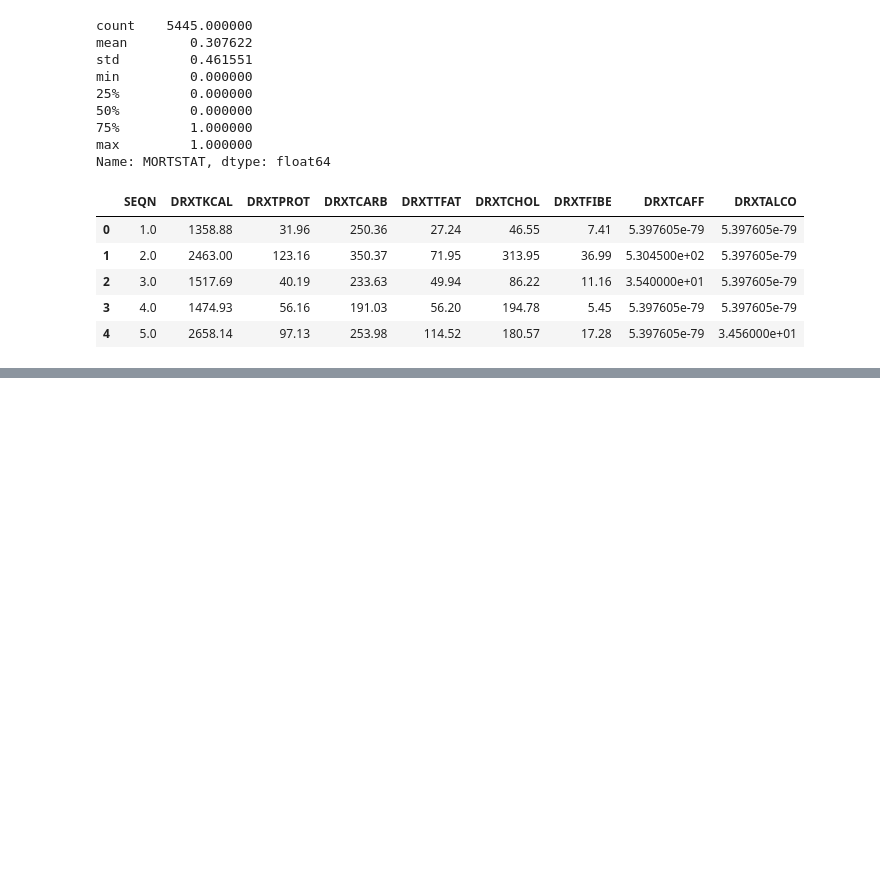
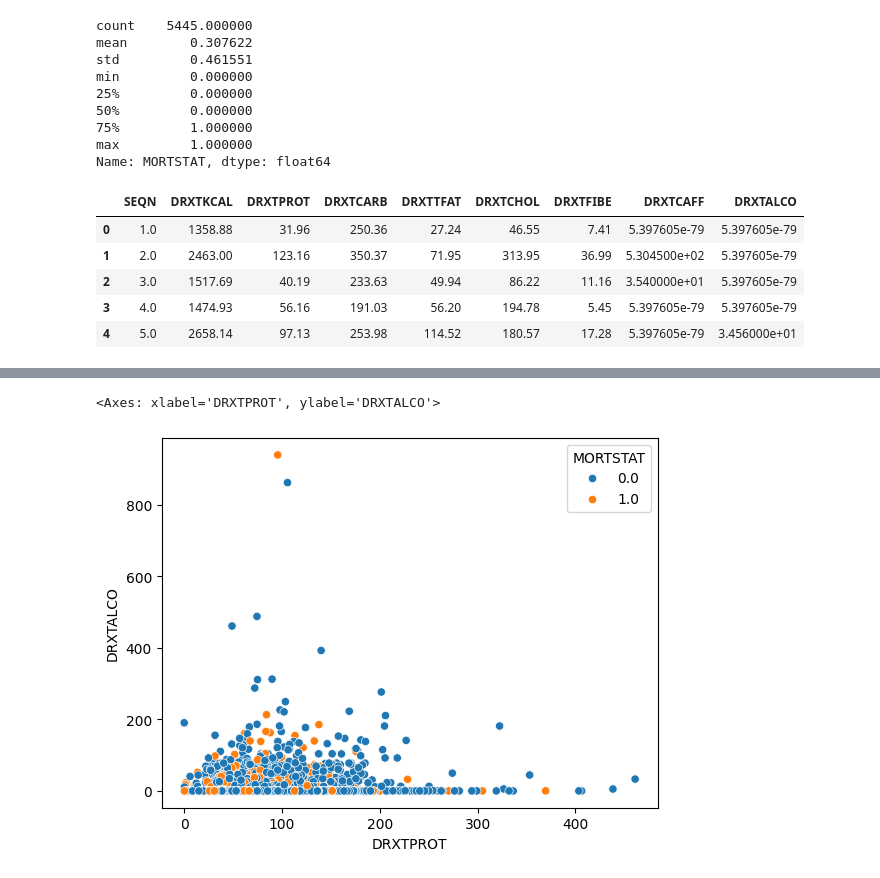
Before and after one commit to fje9hz/Analytics_Project_1-, a Jupyter notebook: Project_1.ipynb, the cells around one changed output, grey strips where cells are left out. Saved outputs shown, nothing was run; the diff lists cells and outputs as text; code cells hidden in the pictures; blank space fills up the shorter version.

```diff
--- a/Project_1.ipynb
+++ b/Project_1.ipynb
@@ -135,0 +138,5 @@ sns.scatterplot(new_df, x="PERMTH_INT", y="DRXTALCO")
+# %%
+sns.scatterplot(new_df, x="DRXTPROT", y="DRXTALCO", hue = "MORTSTAT")
+# %% [output]
+<Axes: xlabel='DRXTPROT', ylabel='DRXTALCO'>
+[figure, added]
```
Also changed, not shown: parts of 8 cells of this notebook.
